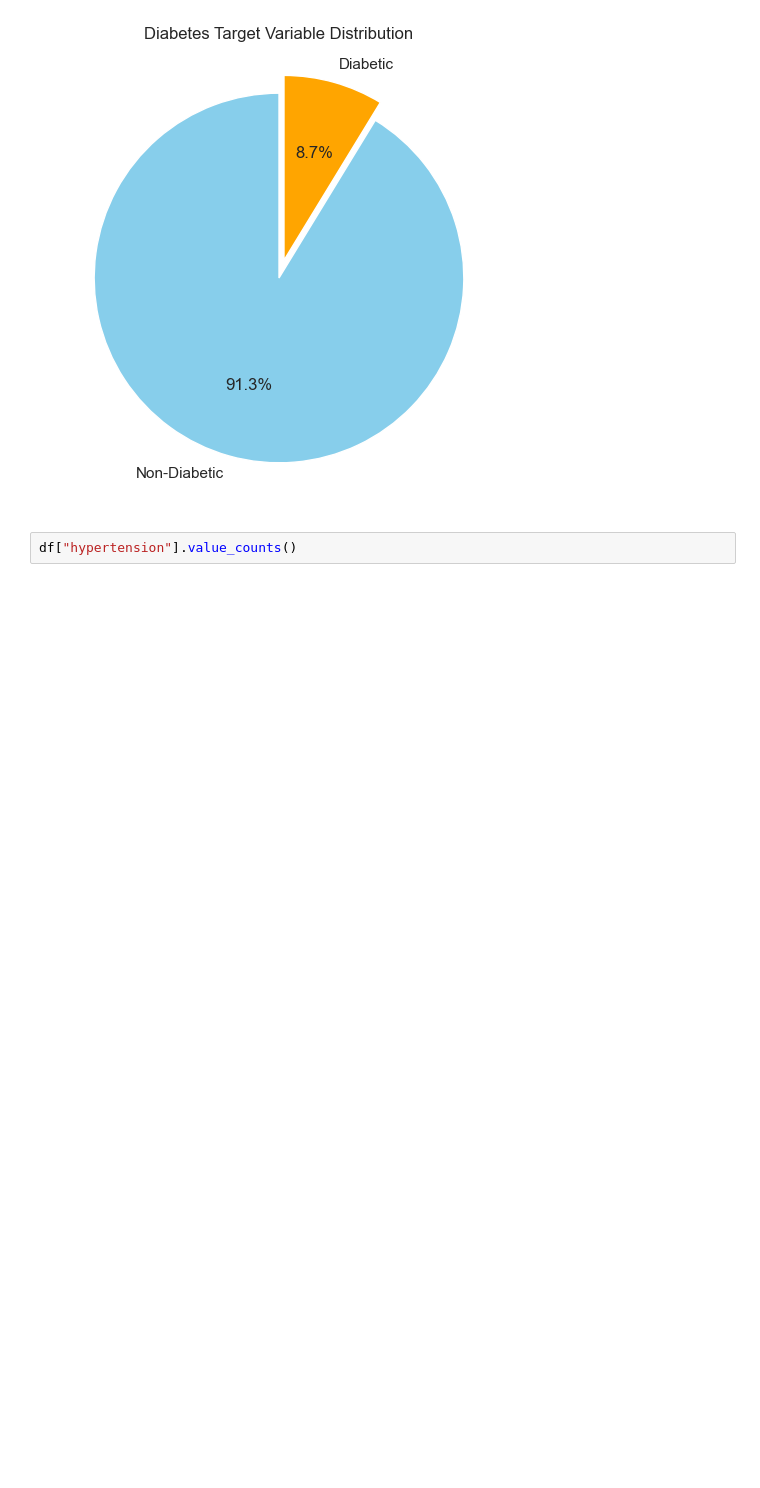
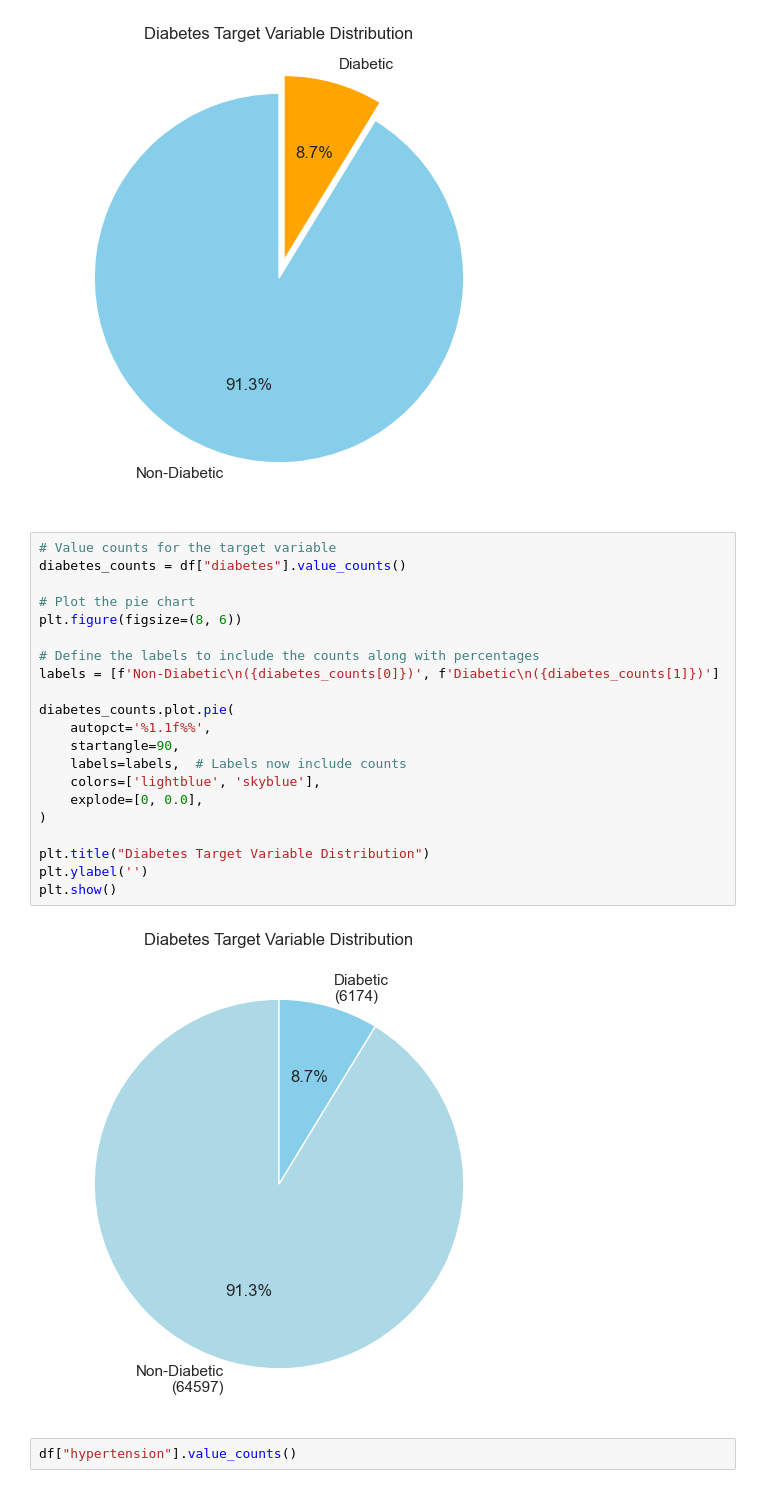
Before and after one commit to horlaralexie/Diabetes-Disease-Project, a Jupyter notebook: DIABETES PREDICTION PROJECT.ipynb, the cells around one changed output. Cells and saved outputs as stored; diff of their text form; blank space fills up the shorter version.

```diff
--- a/DIABETES PREDICTION PROJECT.ipynb
+++ b/DIABETES PREDICTION PROJECT.ipynb
@@ -468,6 +561,29 @@ plt.ylabel('')
 plt.show()
 # %% [output]
 [figure]
+# %%
+# Value counts for the target variable
+diabetes_counts = df["diabetes"].value_counts()
+
+# Plot the pie chart
+plt.figure(figsize=(8, 6))
+
+# Define the labels to include the counts along with percentages
+labels = [f'Non-Diabetic\n({diabetes_counts[0]})', f'Diabetic\n({diabetes_counts[1]})']
+
+diabetes_counts.plot.pie(
+    autopct='%1.1f%%',
+    startangle=90,
+    labels=labels,  # Labels now include counts
+    colors=['lightblue', 'skyblue'],
+    explode=[0, 0.0],
+)
+
+plt.title("Diabetes Target Variable Distribution")
+plt.ylabel('')
+plt.show()
+# %% [output]
+[figure, added]
 # %%
 df["hypertension"].value_counts()
 # %% [output]
```
Also changed, not shown: parts of 6 cells of this notebook.
